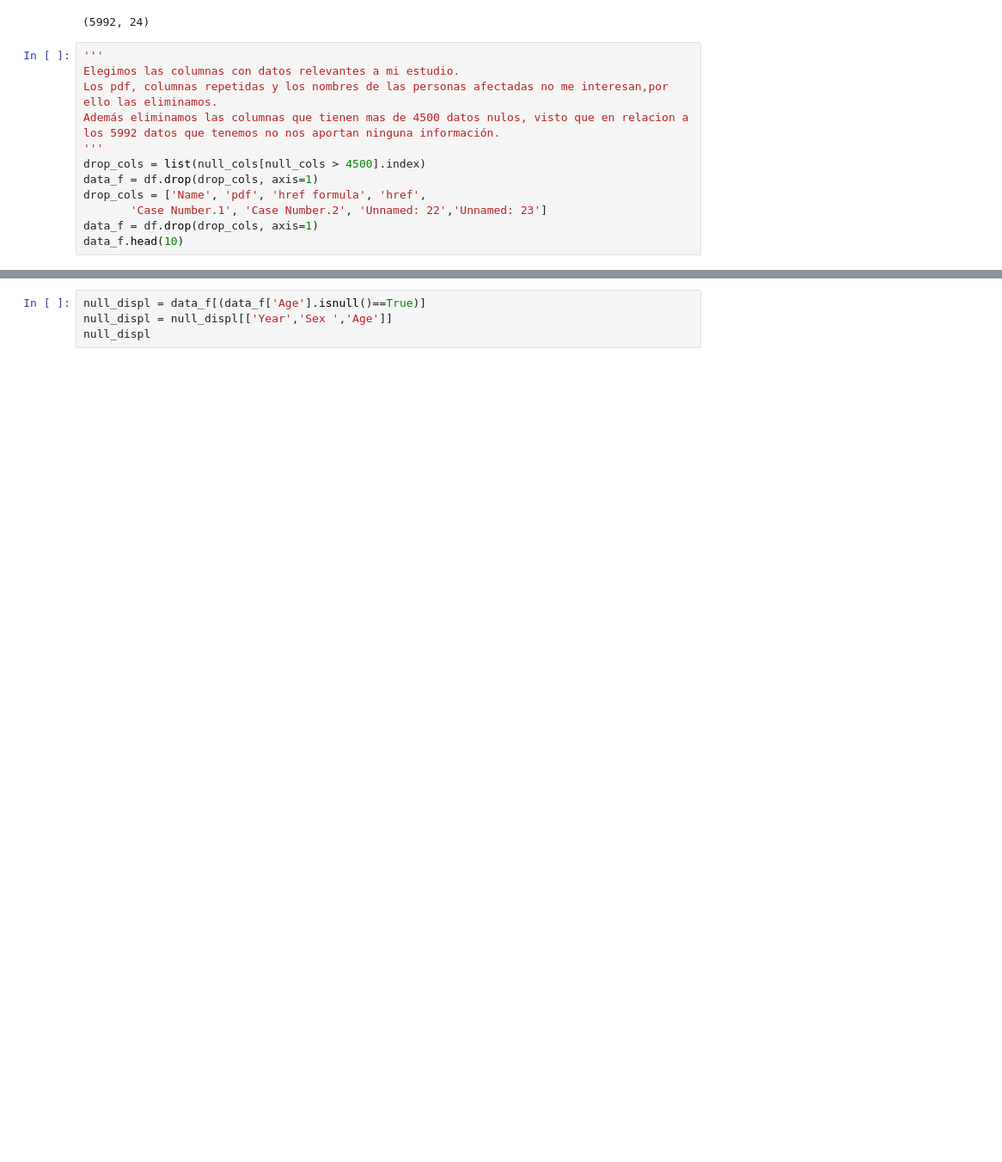
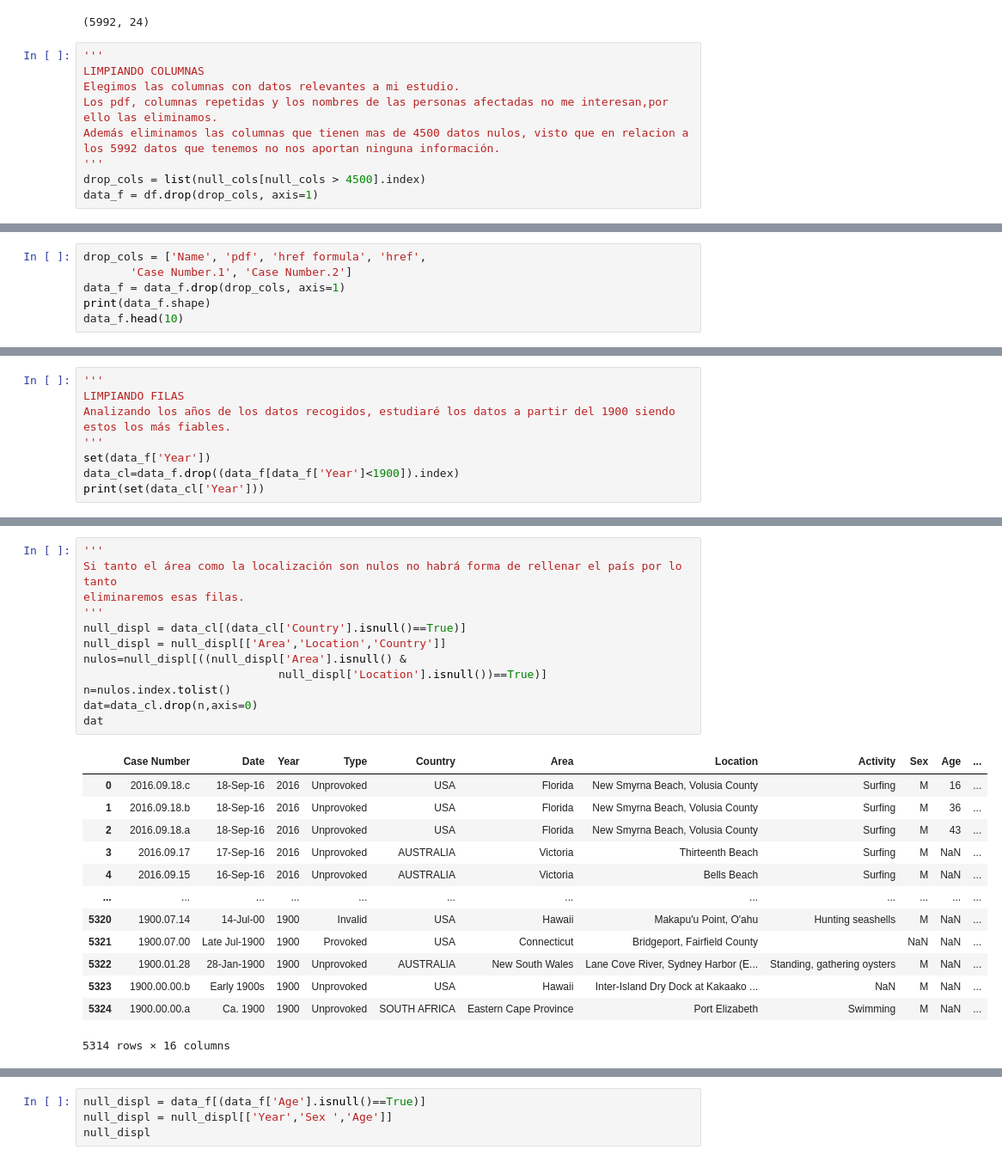
Before and after one commit to blancalluch/Pandas-project, a Jupyter notebook: Global-Shark-Attack-Incidents.ipynb, the cells around one changed output, grey strips where cells are left out. Shown: that part at 86% size. Saved outputs shown, nothing was run; the diff lists cells and outputs as text; blank space fills up the shorter version.

```diff
--- a/Global-Shark-Attack-Incidents.ipynb
+++ b/Global-Shark-Attack-Incidents.ipynb
@@ -52,6 +51,7 @@ dtype: int64
 (5992, 24)
 # %%
 '''
+LIMPIANDO COLUMNAS
 Elegimos las columnas con datos relevantes a mi estudio.
 Los pdf, columnas repetidas y los nombres de las personas afectadas no me interesan,por ello las eliminamos.
 Además eliminamos las columnas que tienen mas de 4500 datos nulos, visto que en relacion a
@@ -59,7 +59,3 @@ los 5992 datos que tenemos no nos aportan ninguna información.
 '''
 drop_cols = list(null_cols[null_cols > 4500].index)
 data_f = df.drop(drop_cols, axis=1)
-drop_cols = ['Name', 'pdf', 'href formula', 'href',
-       'Case Number.1', 'Case Number.2', 'Unnamed: 22','Unnamed: 23']
-data_f = df.drop(drop_cols, axis=1)
-data_f.head(10)
@@ -84,0 +62,6 @@ null_displ.shape
+# %%
+drop_cols = ['Name', 'pdf', 'href formula', 'href',
+       'Case Number.1', 'Case Number.2']
+data_f = data_f.drop(drop_cols, axis=1)
+print(data_f.shape)
+data_f.head(10)
@@ -84,0 +81,8 @@ null_displ.shape
+# %%
+'''
+LIMPIANDO FILAS
+Analizando los años de los datos recogidos, estudiaré los datos a partir del 1900 siendo estos los más fiables.
+'''
+set(data_f['Year'])
+data_cl=data_f.drop((data_f[data_f['Year']<1900]).index)
+print(set(data_cl['Year']))
@@ -84,0 +98,26 @@ null_displ.shape
+# %%
+'''
+Si tanto el área como la localización son nulos no habrá forma de rellenar el país por lo tanto
+eliminaremos esas filas.
+'''
+null_displ = data_cl[(data_cl['Country'].isnull()==True)]
+null_displ = null_displ[['Area','Location','Country']]
+nulos=null_displ[((null_displ['Area'].isnull() &
+                             null_displ['Location'].isnull())==True)]
+n=nulos.index.tolist()
+dat=data_cl.drop(n,axis=0)
+dat
+# %% [output]
+|  | Case Number | Date | Year | Type | Country | Area | Location | Activity | Sex | Age | ... |
+| 0 | 2016.09.18.c | 18-Sep-16 | 2016 | Unprovoked | USA | Florida | New Smyrna Beach, Volusia County | Surfing | M | 16 | ... |
+| 1 | 2016.09.18.b | 18-Sep-16 | 2016 | Unprovoked | USA | Florida | New Smyrna Beach, Volusia County | Surfing | M | 36 | ... |
+| 2 | 2016.09.18.a | 18-Sep-16 | 2016 | Unprovoked | USA | Florida | New Smyrna Beach, Volusia County | Surfing | M | 43 | ... |
+| 3 | 2016.09.17 | 17-Sep-16 | 2016 | Unprovoked | AUSTRALIA | Victoria | Thirteenth Beach | Surfing | M | NaN | ... |
+| 4 | 2016.09.15 | 16-Sep-16 | 2016 | Unprovoked | AUSTRALIA | Victoria | Bells Beach | Surfing | M | NaN | ... |
+| ... | ... | ... | ... | ... | ... | ... | ... | ... | ... | ... | ... |
+| 5320 | 1900.07.14 | 14-Jul-00 | 1900 | Invalid | USA | Hawaii | Makapu'u Point, O'ahu | Hunting seashells | M | NaN | ... |
+| 5321 | 1900.07.00 | Late Jul-1900 | 1900 | Provoked | USA | Connecticut | Bridgeport, Fairfield County |  | NaN | NaN | ... |
+| 5322 | 1900.01.28 | 28-Jan-1900 | 1900 | Unprovoked | AUSTRALIA | New South Wales | Lane Cove River, Sydney Harbor (E... | Standing, gathering oysters | M | NaN | ... |
+| 5323 | 1900.00.00.b | Early 1900s | 1900 | Unprovoked | USA | Hawaii | Inter-Island Dry Dock at Kakaako ... | NaN | M | NaN | ... |
+| 5324 | 1900.00.00.a | Ca. 1900 | 1900 | Unprovoked | SOUTH AFRICA | Eastern Cape Province | Port Elizabeth | Swimming | M | NaN | ... |
+5314 rows × 16 columns
```
Also changed, not shown: parts of 9 cells of this notebook, 1 other file.
